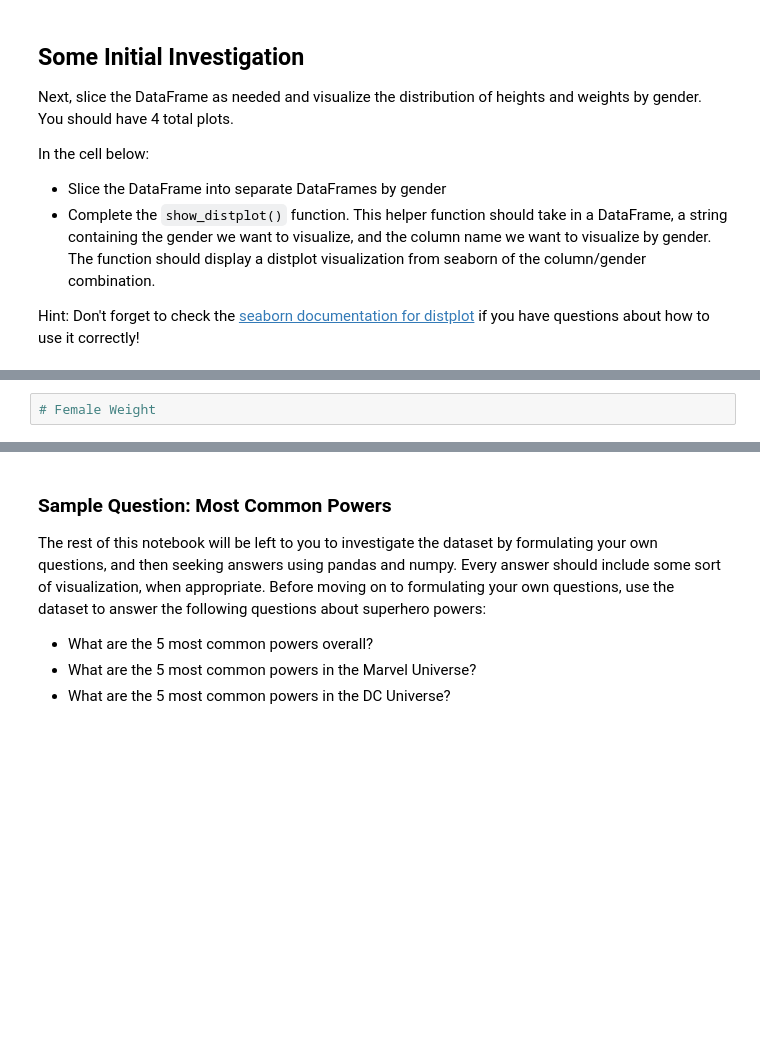
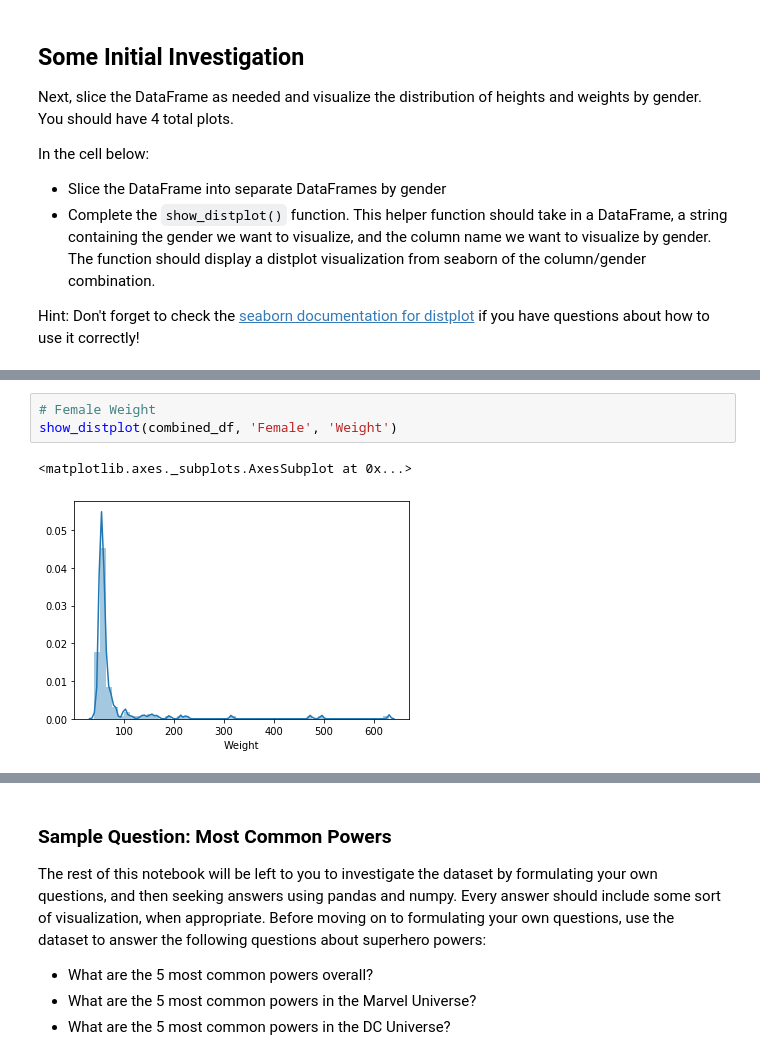
Before and after one commit to stevenkyle2013/dsc-data-cleaning-project-onl01-dtsc-pt-070620, a Jupyter notebook: index.ipynb, the cells around one changed output, grey strips where cells are left out. Cells and saved outputs as stored; diff of their text form; blank space fills up the shorter version.

```diff
--- a/index.ipynb
+++ b/index.ipynb
@@ -301,2 +317,6 @@ def show_distplot(dataframe, gender, column_name):
 # %%
 # Female Weight
+show_distplot(combined_df, 'Female', 'Weight')
+# %% [output]
+<matplotlib.axes._subplots.AxesSubplot at 0x...>
+[figure, added]
```
Also changed, not shown: parts of 15 cells of this notebook.
